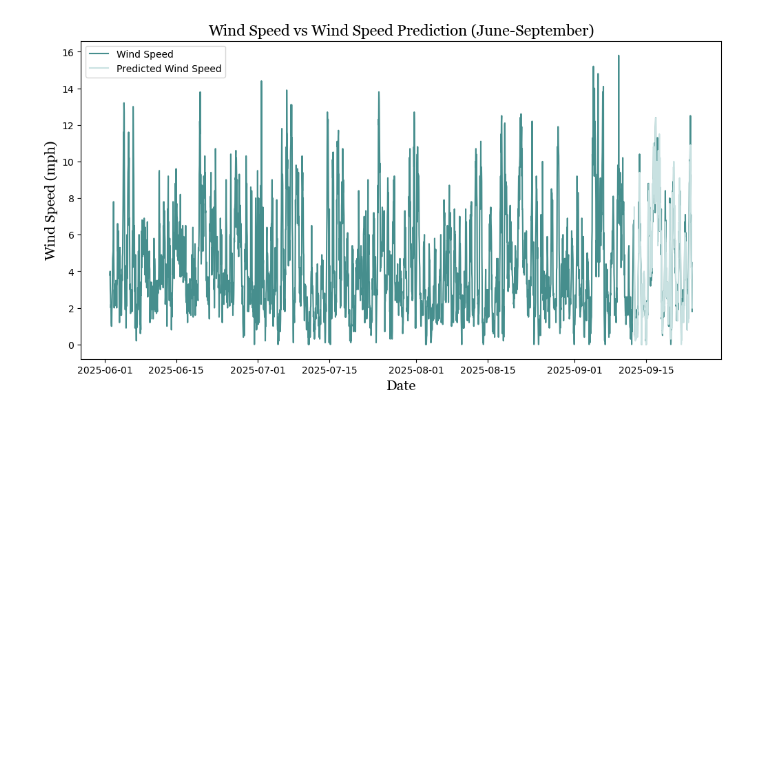
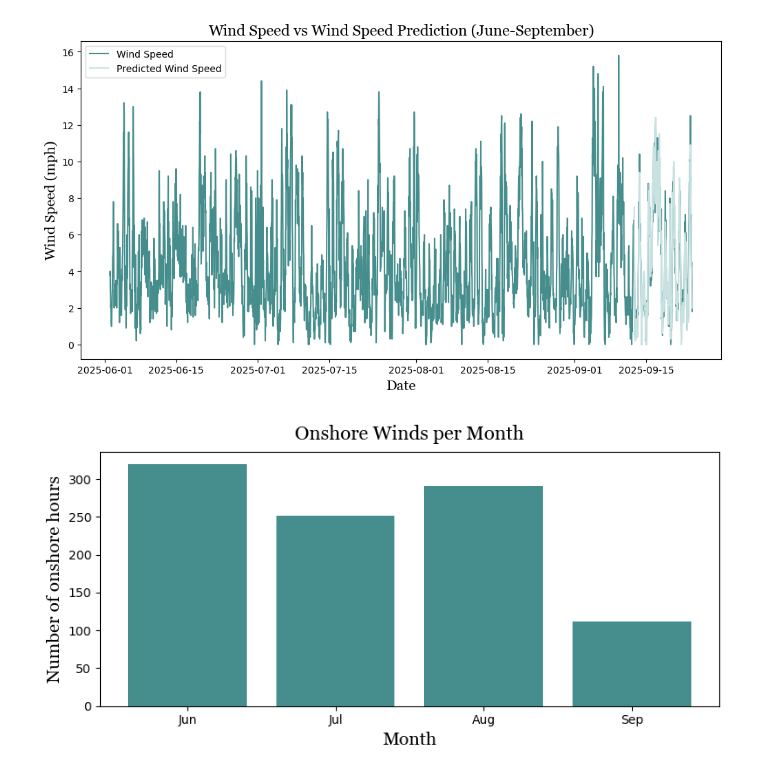
Before and after one commit to Krupamc/Research-2026-LSTM, a Jupyter notebook: graphs/graphs.ipynb, the cells around one changed output. Cells and saved outputs as stored; diff of their text form; code cells hidden in the pictures; blank space fills up the shorter version.

Commit message:
finished graphs

```diff
--- a/graphs/graphs.ipynb
+++ b/graphs/graphs.ipynb
@@ -290,3 +290,24 @@ plt.legend()
 # %% [output]
 <matplotlib.legend.Legend at 0x...>
 [figure]
+# %%
+#Plot 18 - Onshore Winds per Month
+# count onshore winds per month
+monthly_counts = (
+    data_p[data_p['Onshore'] == 1]
+      .groupby(data_p['Date'].dt.to_period('M'))
+      ['Onshore'].count()
+)
+monthly_counts.index = monthly_counts.index.to_timestamp()
+months = monthly_counts.index.strftime('%b')
+
+plt.figure(figsize=(8,4))
+plt.bar(months, monthly_counts.values, color='#468e8d')
+plt.title('Onshore Winds per Month', **myfont, pad=10, fontsize=16)
+plt.xlabel('Month', **myfont, fontsize=15)
+plt.ylabel('Number of onshore hours', **myfont, fontsize=15)
+
+plt.tight_layout()
+plt.show()
+# %% [output]
+[figure, added]
```
Also changed, not shown: parts of 2 cells of this notebook.
